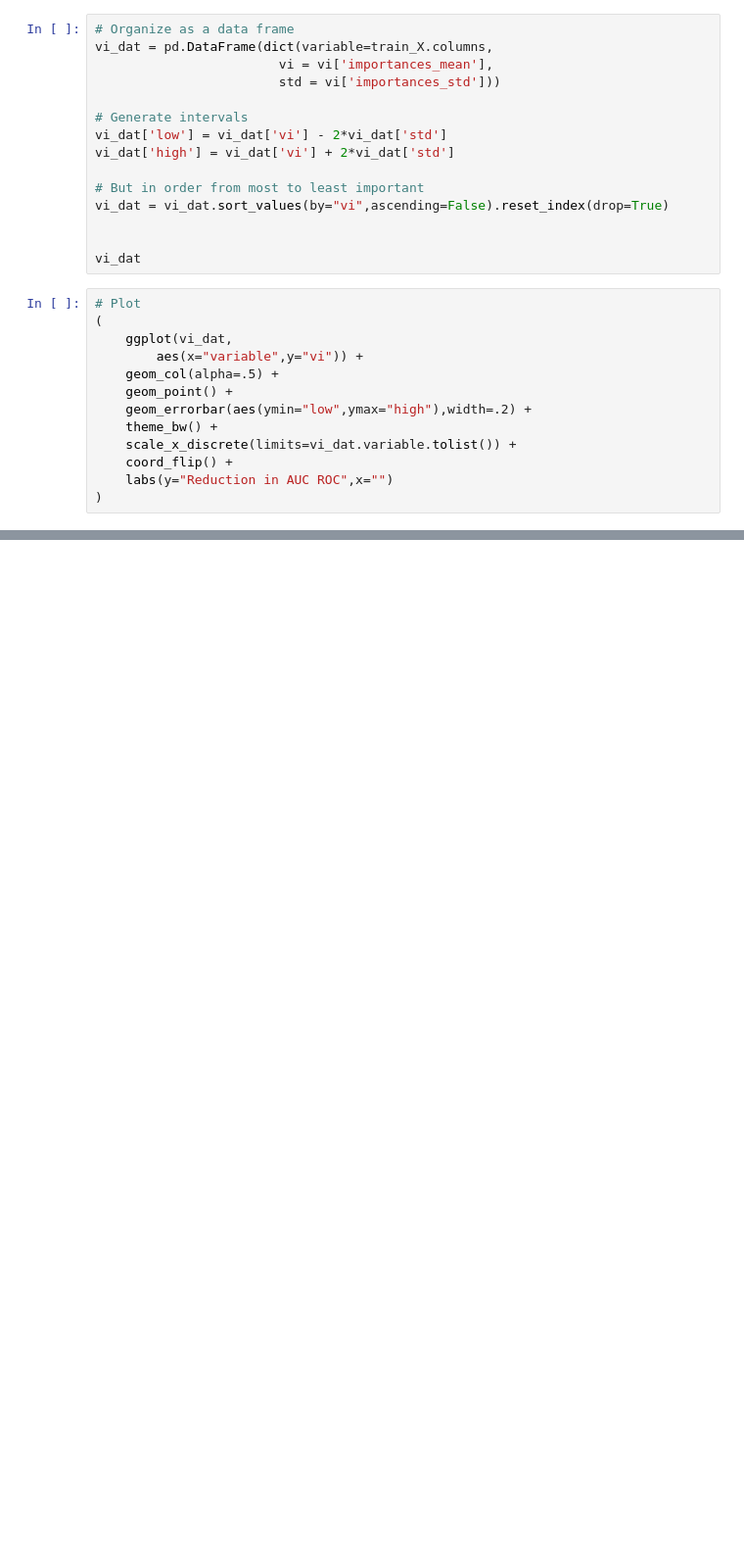
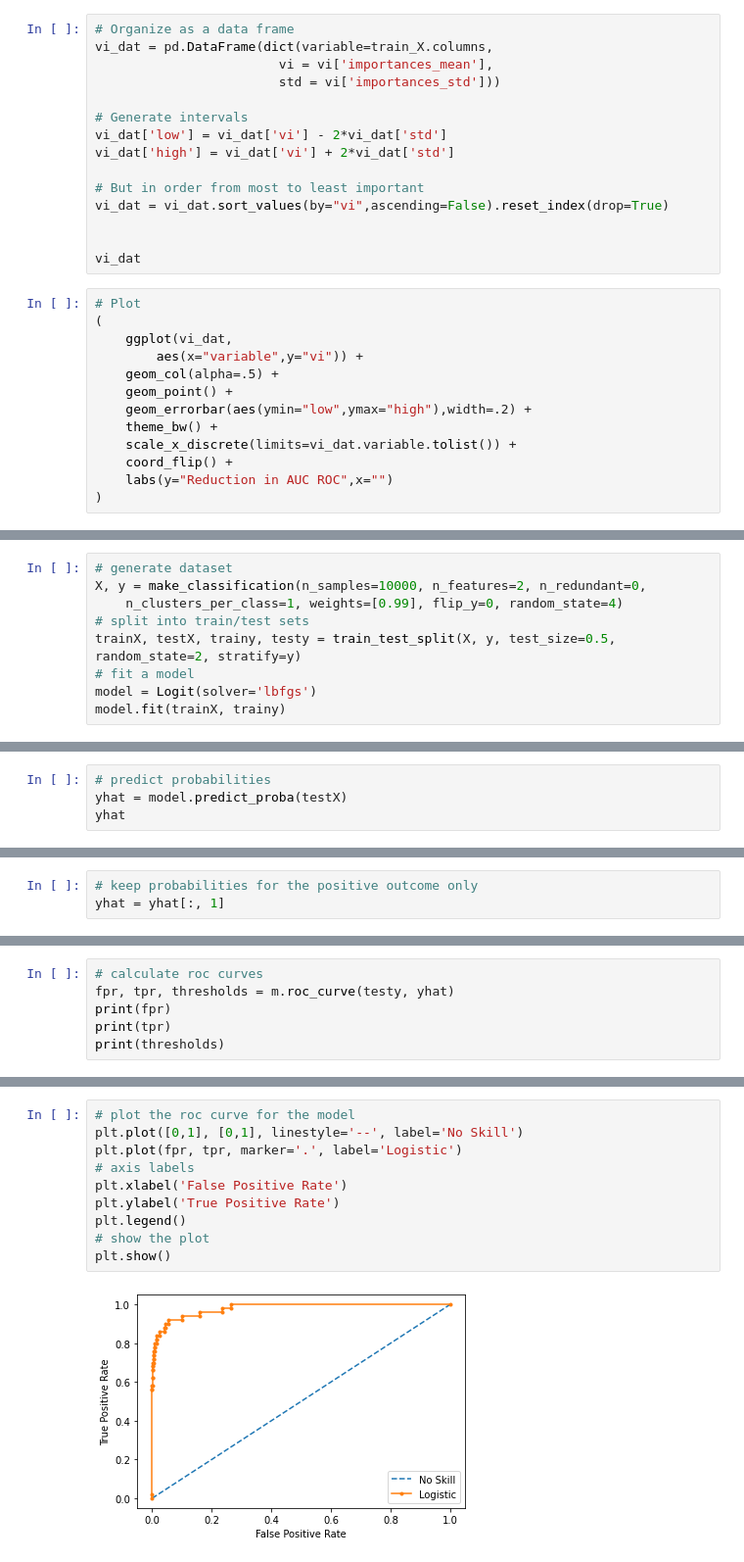
Before and after one commit to tliptrot/ML-repression-study, a Jupyter notebook: Function.ipynb, the cells around one changed output, grey strips where cells are left out. Shown at 98% size. Cells and saved outputs as stored; diff of their text form; blank space fills up the shorter version.

```diff
--- a/Function.ipynb
+++ b/Function.ipynb
@@ -435,0 +863,9 @@ vi_dat
+# %%
+# generate dataset
+X, y = make_classification(n_samples=10000, n_features=2, n_redundant=0,
+	n_clusters_per_class=1, weights=[0.99], flip_y=0, random_state=4)
+# split into train/test sets
+trainX, testX, trainy, testy = train_test_split(X, y, test_size=0.5, random_state=2, stratify=y)
+# fit a model
+model = Logit(solver='lbfgs')
+model.fit(trainX, trainy)
@@ -435,0 +874,4 @@ vi_dat
+# %%
+# predict probabilities
+yhat = model.predict_proba(testX)
+yhat
@@ -435,0 +886,3 @@ vi_dat
+# %%
+# keep probabilities for the positive outcome only
+yhat = yhat[:, 1]
@@ -435,0 +895,6 @@ vi_dat
+# %%
+# calculate roc curves
+fpr, tpr, thresholds = m.roc_curve(testy, yhat)
+print(fpr)
+print(tpr)
+print(thresholds)
@@ -435,0 +919,12 @@ vi_dat
+# %%
+# plot the roc curve for the model
+plt.plot([0,1], [0,1], linestyle='--', label='No Skill')
+plt.plot(fpr, tpr, marker='.', label='Logistic')
+# axis labels
+plt.xlabel('False Positive Rate')
+plt.ylabel('True Positive Rate')
+plt.legend()
+# show the plot
+plt.show()
+# %% [output]
+[figure, added]
```
Also changed, not shown: parts of 86 cells of this notebook.
